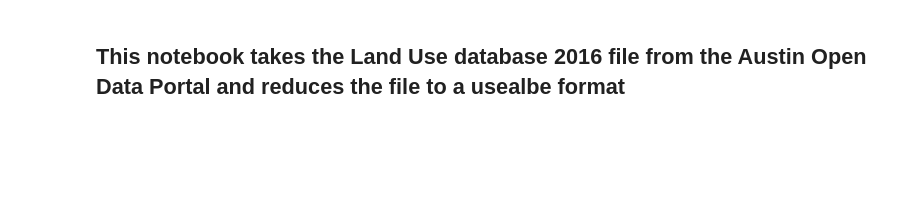
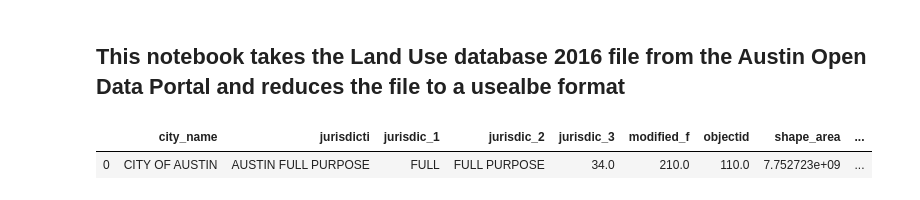
Before and after one commit to vsibarra/park-equity-atx, a Jupyter notebook: notebooks/4) Getting Land Use Data.ipynb, the cells around one changed output. Cells and saved outputs as stored; diff of their text form; code cells hidden in the pictures; blank space fills up the shorter version.

```diff
--- a/notebooks/4) Getting Land Use Data.ipynb
+++ b/notebooks/4) Getting Land Use Data.ipynb
@@ -8,6 +8,11 @@ wd = wd[:wd.find('notebooks')]
 # %%
 acl = gpd.read_file(wd+'data/citylimits/citylimits.shp')
 acl.crs = {'init': 'epsg:102739'}
+# %%
+acl
+# %% [output]
+|  | city_name | jurisdicti | jurisdic_1 | jurisdic_2 | jurisdic_3 | modified_f | objectid | shape_area | ... |
+| 0 | CITY OF AUSTIN | AUSTIN FULL PURPOSE | FULL | FULL PURPOSE | 34.0 | 210.0 | 110.0 | 7.752723e+09 | ... |
 # %%
 #councilbound = gpd.read_file('https://data.austintexas.gov/api/geospatial/7sg9-qjmi?method=export&format=GeoJSON')
 #councilbound['city'] = 'Austin'
```
Also changed, not shown: parts of 4 cells of this notebook, 1 other file.
